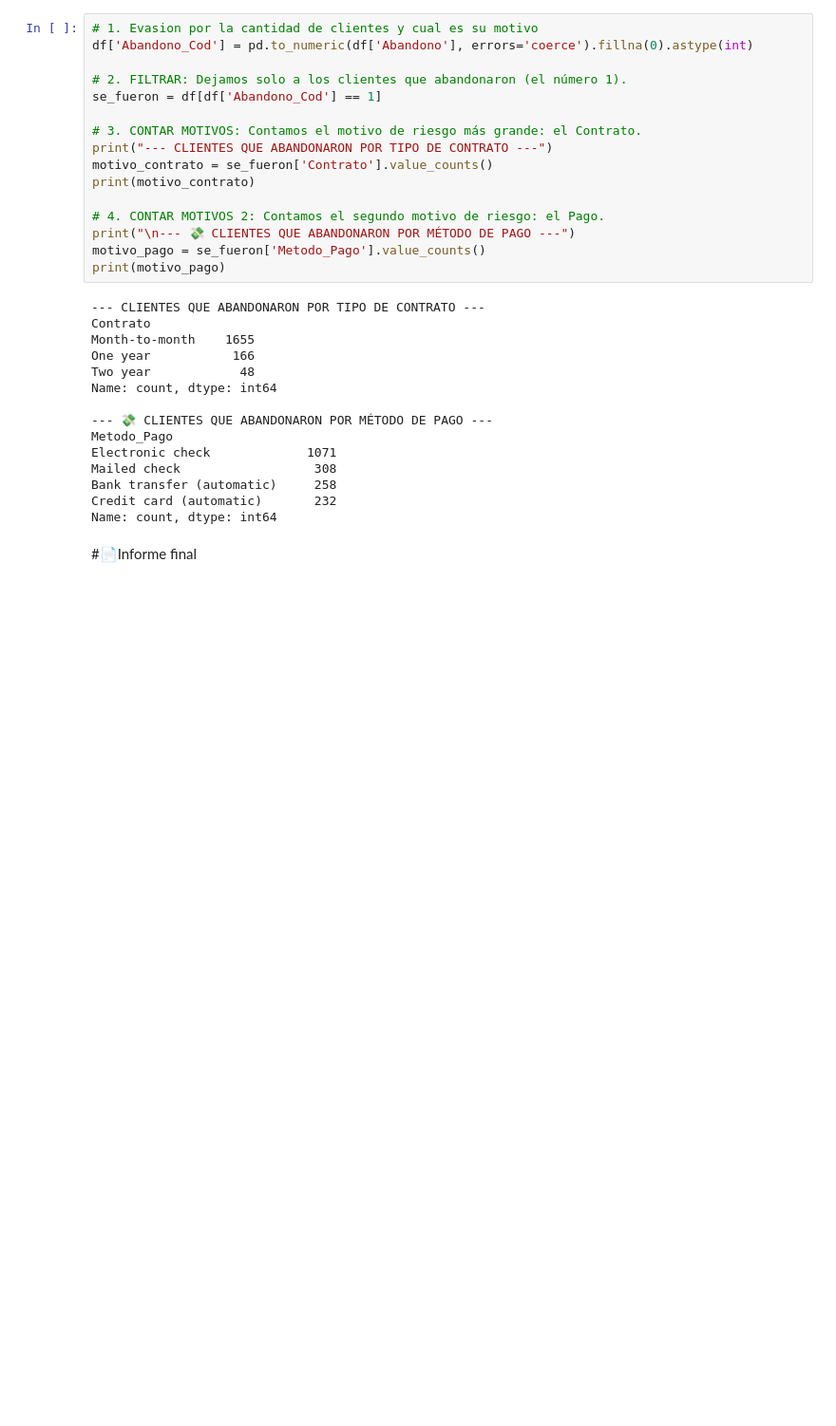
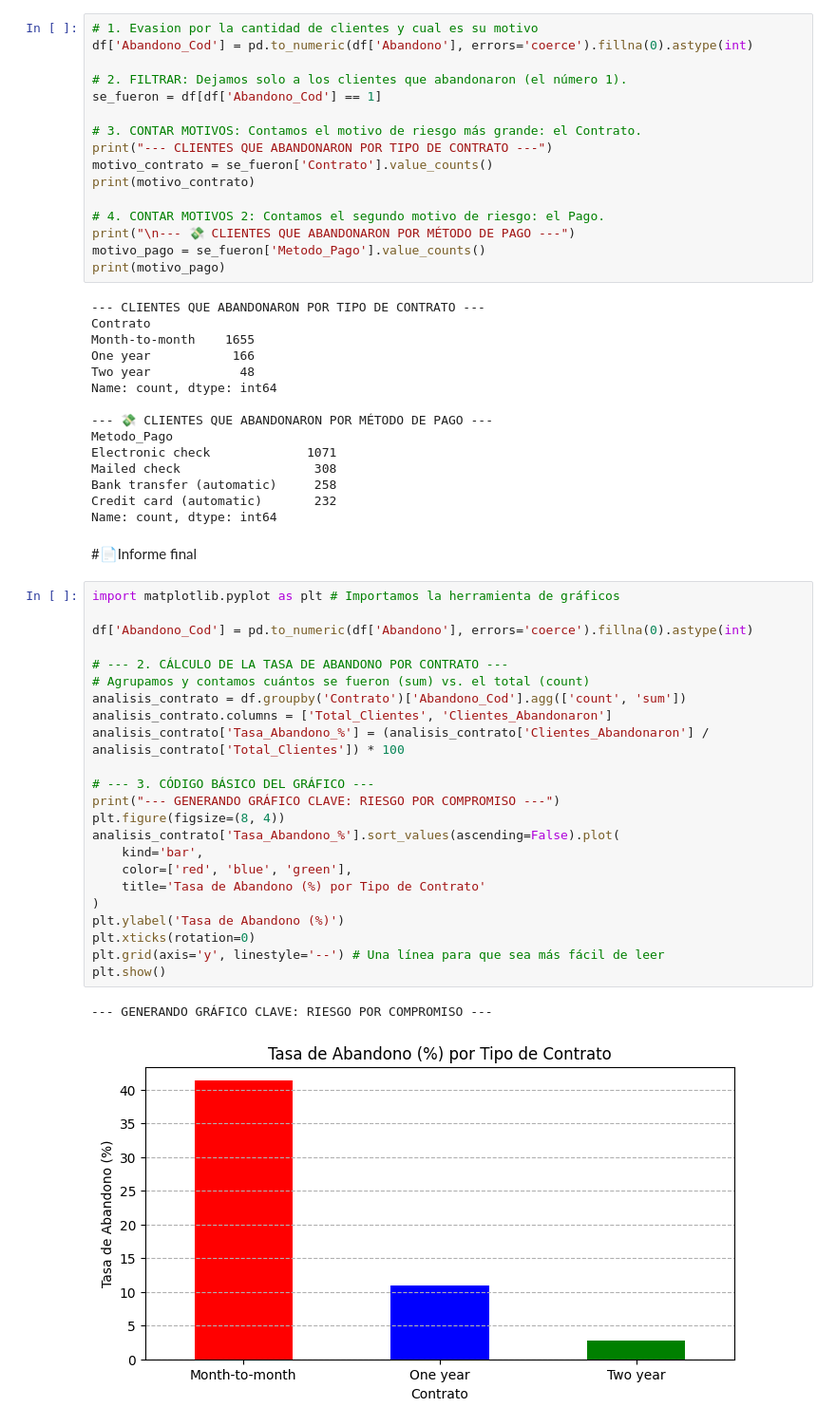
Before and after one commit to pcabr24/AluraStoreLatam, a Jupyter notebook: TelecomX_LATAM.ipynb, the cells around one changed output. Shown at 95% size. Saved outputs shown, nothing was run; the diff lists cells and outputs as text; blank space fills up the shorter version.

```diff
--- a/TelecomX_LATAM.ipynb
+++ b/TelecomX_LATAM.ipynb
@@ -797,3 +799,29 @@ Credit card (automatic)       232
 Name: count, dtype: int64
 # %% [markdown]
 #📄Informe final
+# %%
+import matplotlib.pyplot as plt # Importamos la herramienta de gráficos
+
+df['Abandono_Cod'] = pd.to_numeric(df['Abandono'], errors='coerce').fillna(0).astype(int)
+
+# --- 2. CÁLCULO DE LA TASA DE ABANDONO POR CONTRATO ---
+# Agrupamos y contamos cuántos se fueron (sum) vs. el total (count)
+analisis_contrato = df.groupby('Contrato')['Abandono_Cod'].agg(['count', 'sum'])
+analisis_contrato.columns = ['Total_Clientes', 'Clientes_Abandonaron']
+analisis_contrato['Tasa_Abandono_%'] = (analisis_contrato['Clientes_Abandonaron'] / analisis_contrato['Total_Clientes']) * 100
+
+# --- 3. CÓDIGO BÁSICO DEL GRÁFICO ---
+print("--- GENERANDO GRÁFICO CLAVE: RIESGO POR COMPROMISO ---")
+plt.figure(figsize=(8, 4))
+analisis_contrato['Tasa_Abandono_%'].sort_values(ascending=False).plot(
+    kind='bar',
+    color=['red', 'blue', 'green'],
+    title='Tasa de Abandono (%) por Tipo de Contrato'
+)
+plt.ylabel('Tasa de Abandono (%)')
+plt.xticks(rotation=0)
+plt.grid(axis='y', linestyle='--') # Una línea para que sea más fácil de leer
+plt.show()
+# %% [output]
+--- GENERANDO GRÁFICO CLAVE: RIESGO POR COMPROMISO ---
+[figure, added]
```
Also changed, not shown: parts of 10 cells of this notebook.
